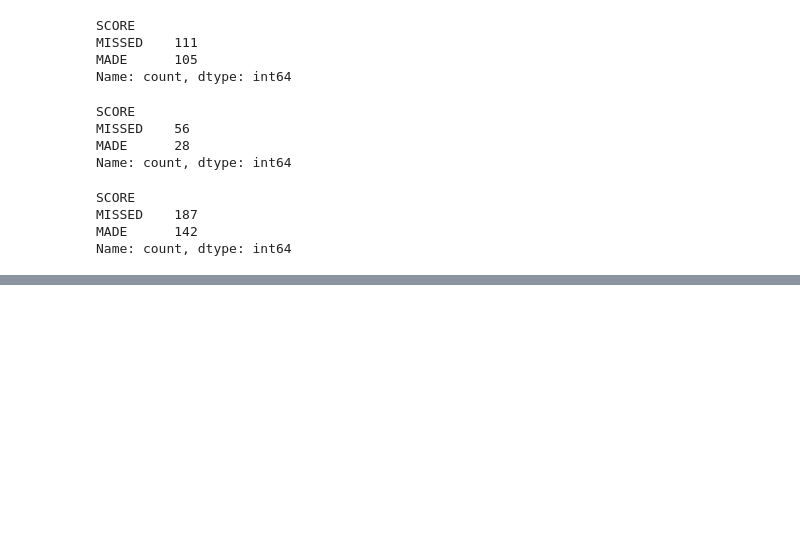
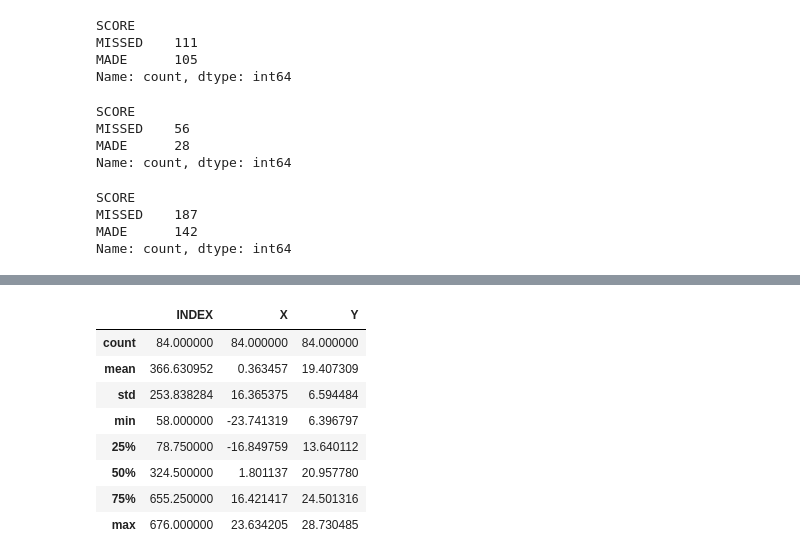
Before and after one commit to kacpersienkiewicz/NBAShootingAnalysis, a Jupyter notebook: NBAShootingAnalysis.ipynb, the cells around one changed output, grey strips where cells are left out. Cells and saved outputs as stored; diff of their text form; code cells hidden in the pictures; blank space fills up the shorter version.

```diff
--- a/NBAShootingAnalysis.ipynb
+++ b/NBAShootingAnalysis.ipynb
@@ -180,0 +283,12 @@ Close range shots are those within the paint mentioned before.
+# %%
+df[df["RANGE"] == "(20, 24)"].describe()
+# %% [output]
+|  | INDEX | X | Y |
+| count | 84.000000 | 84.000000 | 84.000000 |
+| mean | 366.630952 | 0.363457 | 19.407309 |
+| std | 253.838284 | 16.365375 | 6.594484 |
+| min | 58.000000 | -23.741319 | 6.396797 |
+| 25% | 78.750000 | -16.849759 | 13.640112 |
+| 50% | 324.500000 | 1.801137 | 20.957780 |
+| 75% | 655.250000 | 16.421417 | 24.501316 |
+| max | 676.000000 | 23.634205 | 28.730485 |
```
Also changed, not shown: parts of 13 cells of this notebook.
